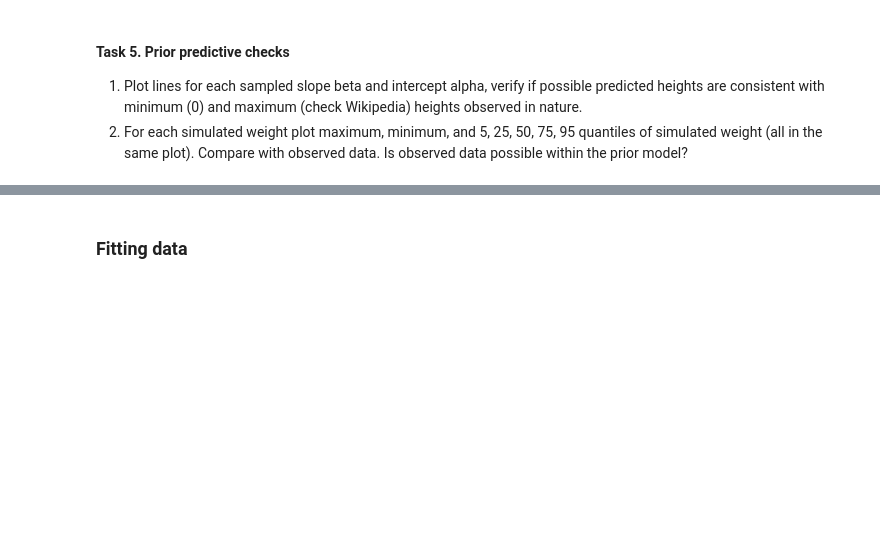
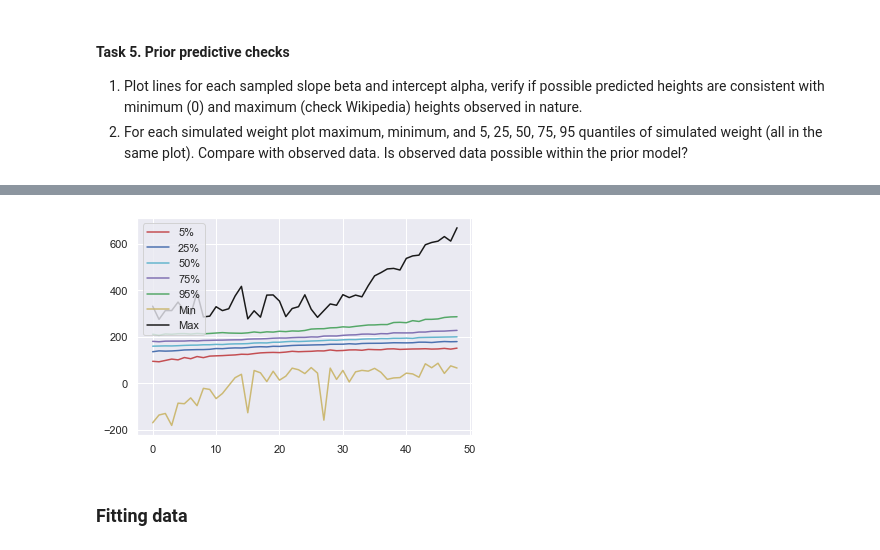
Before and after one commit to tenkinogawa/Data-Analytics, a Jupyter notebook: Lab4/Agnieszka_Welian_lab4.ipynb, the cells around one changed output, grey strips where cells are left out. Cells and saved outputs as stored; diff of their text form; code cells hidden in the pictures; blank space fills up the shorter version.

```diff
--- a/Lab4/Agnieszka_Welian_lab4.ipynb
+++ b/Lab4/Agnieszka_Welian_lab4.ipynb
@@ -275,3 +307,36 @@ Text(0.5, 1.0, 'Beta')
+# %%
+q5 = []
+q25 =[]
+q50 = []
+q75 =[]
+q95 =[]
+maxim = []
+minim =[]
+
+for i in range(1,50):
+    q5.append(np.quantile(sim.stan_variable('height')[:,i],0.05))
+    q25.append(np.quantile(sim.stan_variable('height')[:,i],0.25))
+    q50.append(np.quantile(sim.stan_variable('height')[:,i],0.5))
+    q75.append(np.quantile(sim.stan_variable('height')[:,i],0.75))
+    q95.append(np.quantile(sim.stan_variable('height')[:,i],0.95))
+    maxim.append(np.max(sim.stan_variable('height')[:,i]))
+    minim.append(np.min(sim.stan_variable('height')[:,i]))
+
+plt.plot(q5, color='r')
+plt.plot(q25, color='b')
+plt.plot(q50, color='c')
+plt.plot(q75, color='m')
+plt.plot(q95, color='g')
+plt.plot(minim, color='y')
+plt.plot(maxim, color='k')
+plt.grid(True)
+plt.legend(['5%','25%','50%','75%','95%','Min', 'Max'])
+plt.show()
+# median = []
+# for i in range(len(x)):
+#     median.append(np.quantile(y[:,i]), 0.5)
+# %% [output]
+[figure, added]
 # %% [markdown]
 ### Fitting data
 # %%
```
Also changed, not shown: parts of 16 cells of this notebook, 21 other files.
